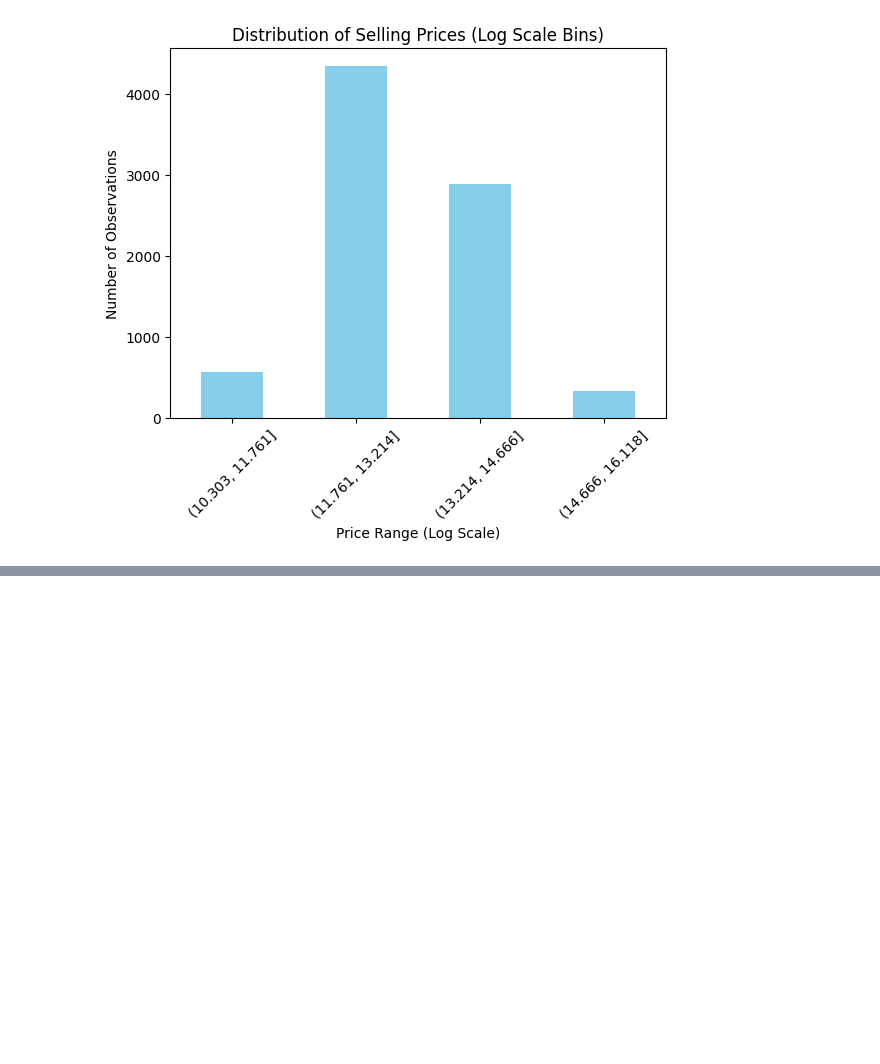
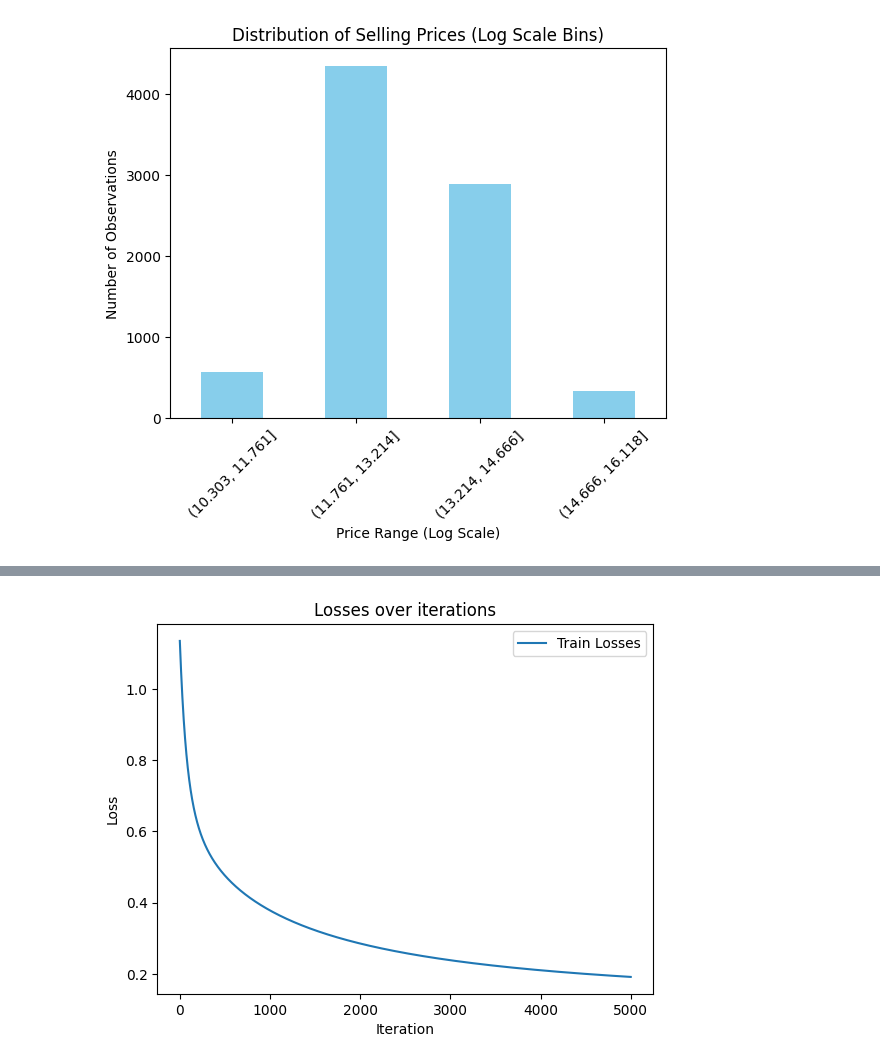
Before and after one commit to AIT-MachineLearning/a3-predicting-car-price-Arun-vEDU, a Jupyter notebook: Tasks.ipynb, the cells around one changed output, grey strips where cells are left out. Drawn from its saved outputs; the diff is of its cells as text; code cells hidden in the pictures; blank space fills up the shorter version.

```diff
--- a/Task1.ipynb
+++ b/Tasks.ipynb
@@ -247,0 +230,84 @@ class LogisticRegression:
+# %%
+# Testing the LogisticRegression class.
+
+# Step 1: Prepare data
+from sklearn import datasets
+from sklearn.preprocessing import StandardScaler
+
+iris = datasets.load_iris()
+X = iris.data[:, 2:]  # we only take the last two features for simplicity
+y = iris.target  # Target variable with 3 classes
+
+# Split data into training and test datasets
+idx = np.arange(0, len(X), 1)
+np.random.shuffle(idx)
+idx_train = idx[0:int(.7 * len(X))]
+idx_test = idx[len(idx_train):len(idx)]
+
+X_train = X[idx_train]
+X_test = X[idx_test]
+y_train = y[idx_train]
+y_test = y[idx_test]
+
+# Feature scaling
+scaler = StandardScaler()
+X_train = scaler.fit_transform(X_train)
+X_test = scaler.transform(X_test)
+
+# Add intercept
+intercept = np.ones((X_train.shape[0], 1))
+X_train = np.concatenate((intercept, X_train), axis=1)
+intercept = np.ones((X_test.shape[0], 1))
+X_test = np.concatenate((intercept, X_test), axis=1)
+
+# One-hot encoding the labels
+def one_hot_encode(y, num_classes):
+    return np.eye(num_classes)[y]
+
+# Create one-hot encoded labels
+Y_train_encoded = one_hot_encode(y_train, len(set(y)))  # Use all classes
+
+# Step 2: Create and fit the logistic regression model
+log_reg_ridge = LogisticRegression(k=len(set(y)), n=X_train.shape[1] - 1, method='batch', use_penalty=True, penalty='ridge', lambda_=0.1)
+log_reg_ridge.fit(X_train, Y_train_encoded)
+
+# Step 3: Predict on the test set
+y_pred = log_reg_ridge.predict(X_test)
+
+# Step 4: Plot the loss vs iteration
+log_reg_ridge.plot()
+
+# Step 5: Evaluation metrics
+print("Evaluation metrics:")
+
+accuracy = log_reg_ridge.accuracy(y_test, y_pred)
+precisions = [log_reg_ridge.precision(y_test, y_pred, c) for c in set(y)]
+recalls = [log_reg_ridge.recall(y_test, y_pred, c) for c in set(y)]
+f1_scores = [log_reg_ridge.f1_score(y_test, y_pred, c) for c in set(y)]
+
+
+print(f"Accuracy: {accuracy}")
+print(f"precisions: {precisions}")
+print(f"recalls: {recalls}")
+print(f"f1_scores: {f1_scores}")
+
+macro_precision = log_reg_ridge.macro_precision(y_test, y_pred)
+macro_recall = log_reg_ridge.macro_recall(y_test, y_pred)
+macro_f1 = log_reg_ridge.macro_f1(y_test, y_pred)
+
+print(f"Macro Precision: {macro_precision}")
+print(f"Macro Recall: {macro_recall}")
+print(f"Macro F1 Score: {macro_f1}")
+
+# Assuming class labels are 0, 1, 2 for iris dataset
+class_labels = np.unique(y_test)
+weights = [np.sum(y_test == c) / len(y_test) for c in class_labels]  # Weights based on class frequency
+precisions = [log_reg_ridge.precision(y_test, y_pred, c) for c in class_labels]
+recalls = [log_reg_ridge.recall(y_test, y_pred, c) for c in class_labels]
+
+weighted_precision = log_reg_ridge.weighted_precision(class_labels, weights, precisions)
+weighted_recall = log_reg_ridge.weighted_recall(class_labels, weights, recalls)
+
+print(f"Weighted Precision: {weighted_precision}")
+print(f"Weighted Recall: {weighted_recall}")
+# %% [output]
@@ -247,0 +325 @@ class LogisticRegression:
+[figure, added]
```
Also changed, not shown: parts of 3 cells of this notebook.
